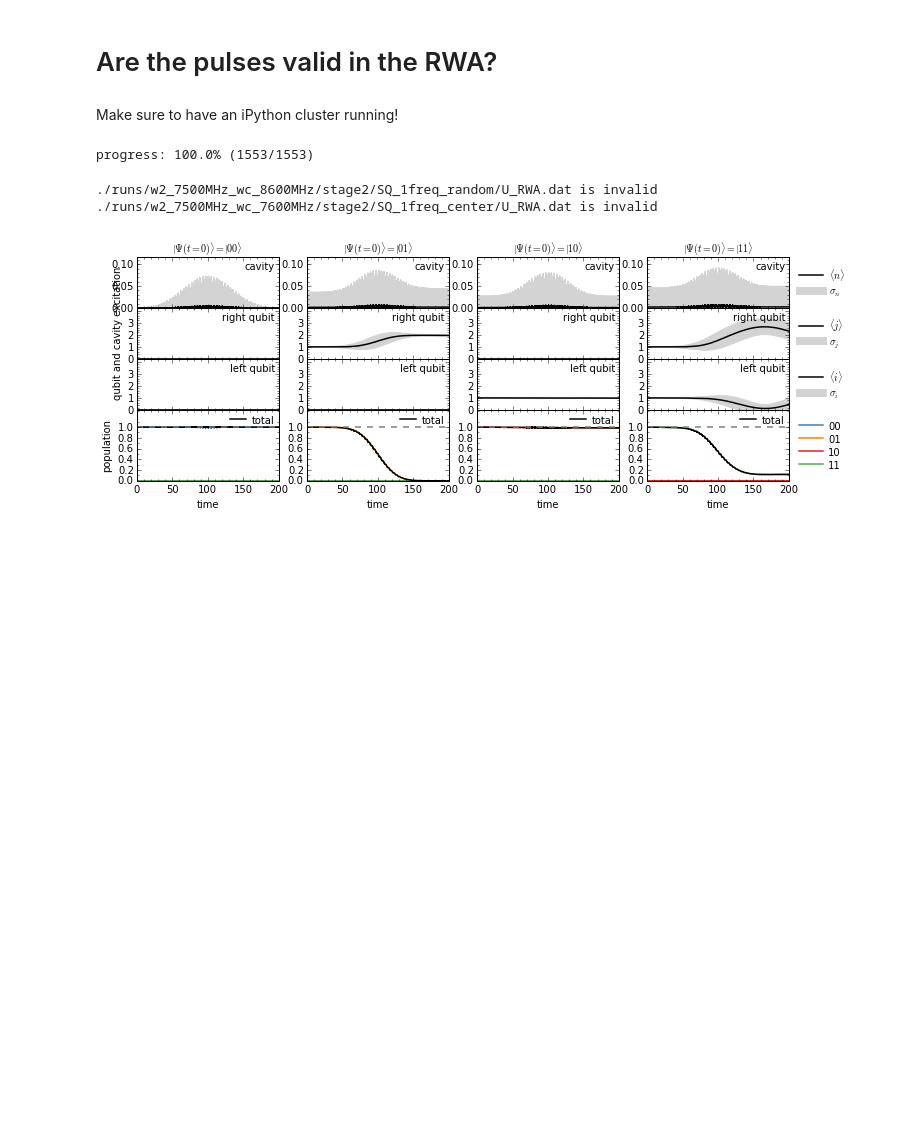
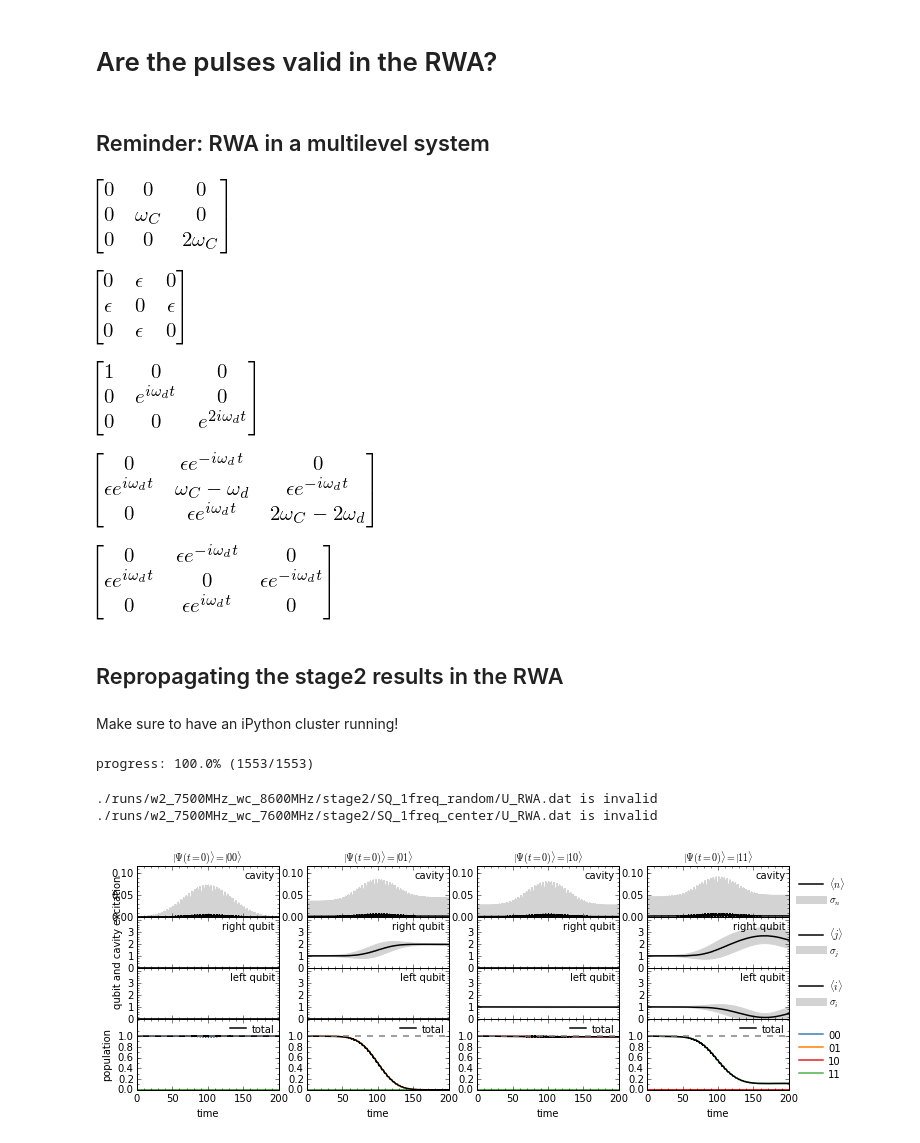
Before and after one commit to goerz-research/tmlandscape_data, a Jupyter notebook: RWA_check.ipynb, the cells around one changed output. Drawn from its saved outputs; the diff is of its cells as text; code cells hidden in the pictures; blank space fills up the shorter version.

```diff
--- a/RWA_check.ipynb
+++ b/RWA_check.ipynb
@@ -12,3 +12,5 @@ import pandas as pd
 # %%
 from notebook_utils import get_stage2_table, get_RWA_table, compare_RWA_prop
 import QDYN
+# %% [markdown]
+## Reminder: RWA in a multilevel system
@@ -14,0 +22,17 @@ import QDYN
+# %%
+wc = sp.Symbol(r'\omega_C', real=True)
+wd = sp.Symbol(r'\omega_d', real=True)
+t = sp.Symbol('t', real=True)
+eps = sp.Symbol(r'\epsilon', real=True)
+# %%
+H0 = sp.eye(3); H0[0,0] = 0; H0[1,1] = wc; H0[2,2] = 2*wc; H0
+# %% [output]
+[figure, added]
+# %%
+H1 = sp.zeros(3,3); H1[0,1] = eps; H1[1,2] = eps; H1 += H1.H; H1
+# %% [output]
+[figure, added]
+# %%
+U = sp.eye(3); U[1,1] = exp(I*wd*t); U[2,2] = sp.exp(2*I*wd*t); U
+# %% [output]
+[figure, added]
@@ -15,3 +42,13 @@ import QDYN
+# %%
+to_RWA(H0+H1, U)
+# %% [output]
+[figure, added]
+# %%
+U * H1 * U.H
+# %% [output]
+[figure, added]
+# %% [markdown]
+## Repropagating the stage2 results in the RWA
 # %% [markdown]
 Make sure to have an iPython cluster running!
 # %%
```
Also changed, not shown: parts of 2 cells of this notebook.
